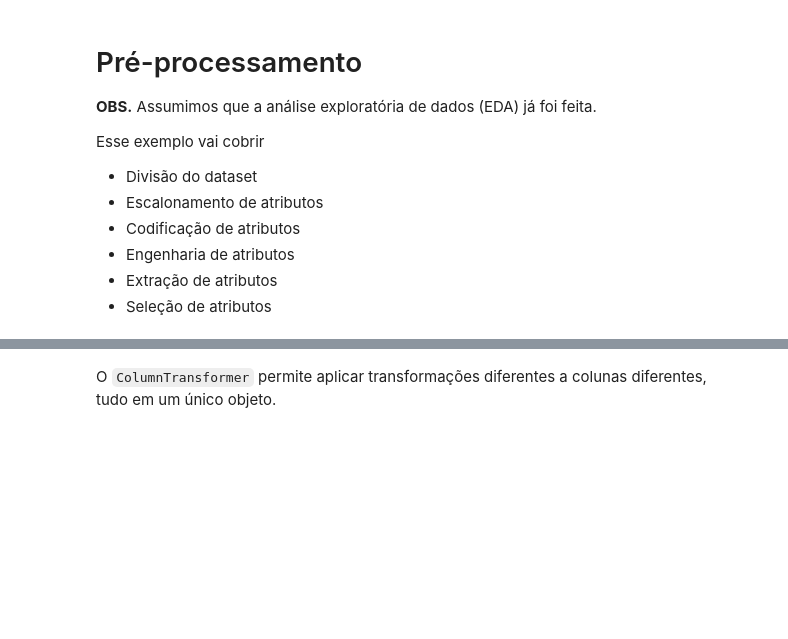
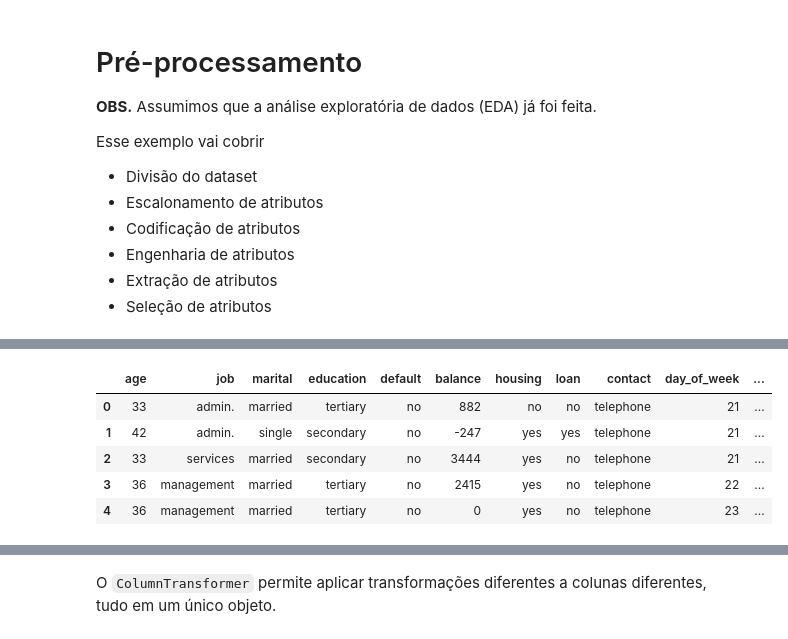
Before and after one commit to zz4fap/c24_inteligencia_artificial, a Jupyter notebook: notebooks/pre_processing.ipynb, the cells around one changed output, grey strips where cells are left out. Drawn from its saved outputs; the diff is of its cells as text; code cells hidden in the pictures; blank space fills up the shorter version.

```diff
--- a/notebooks/pre_processing.ipynb
+++ b/notebooks/pre_processing.ipynb
@@ -44,0 +30,13 @@ df
+# %%
+url = "https://raw.githubusercontent.com/zz4fap/c24_inteligencia_artificial/main/data/bank_marketingv1.csv"
+df = pd.read_csv(url)
+
+# Mostrando as 5 primeiras linhas
+df.head(5)
+# %% [output]
+|  | age | job | marital | education | default | balance | housing | loan | contact | day_of_week | ... |
+| 0 | 33 | admin. | married | tertiary | no | 882 | no | no | telephone | 21 | ... |
+| 1 | 42 | admin. | single | secondary | no | -247 | yes | yes | telephone | 21 | ... |
+| 2 | 33 | services | married | secondary | no | 3444 | yes | no | telephone | 21 | ... |
+| 3 | 36 | management | married | tertiary | no | 2415 | yes | no | telephone | 22 | ... |
+| 4 | 36 | management | married | tertiary | no | 0 | yes | no | telephone | 23 | ... |
```
Also changed, not shown: parts of 46 cells of this notebook.
